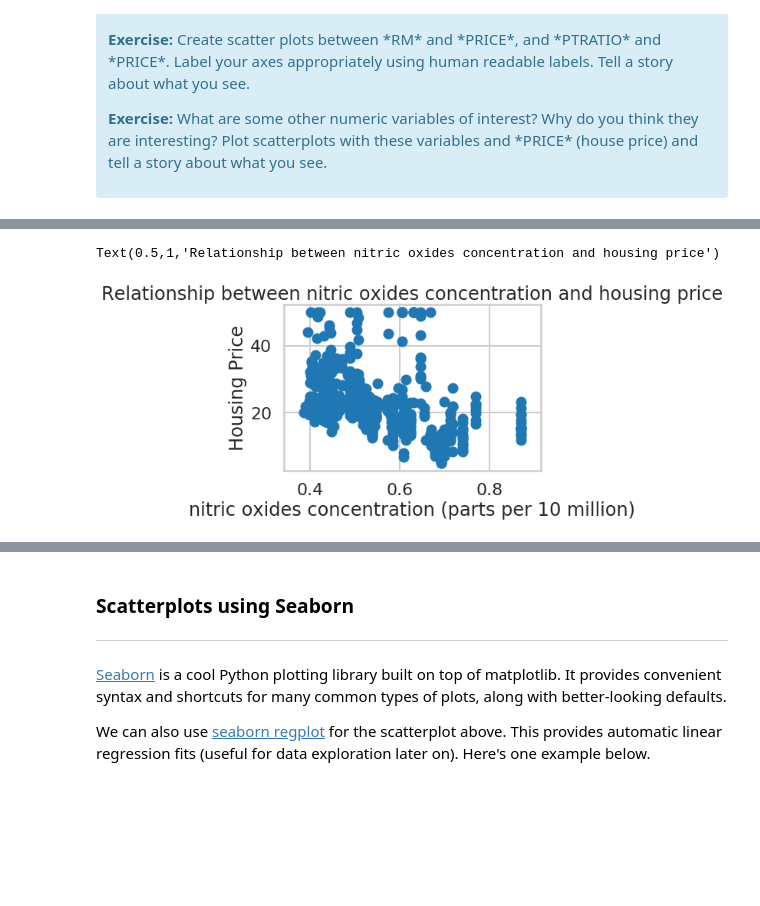
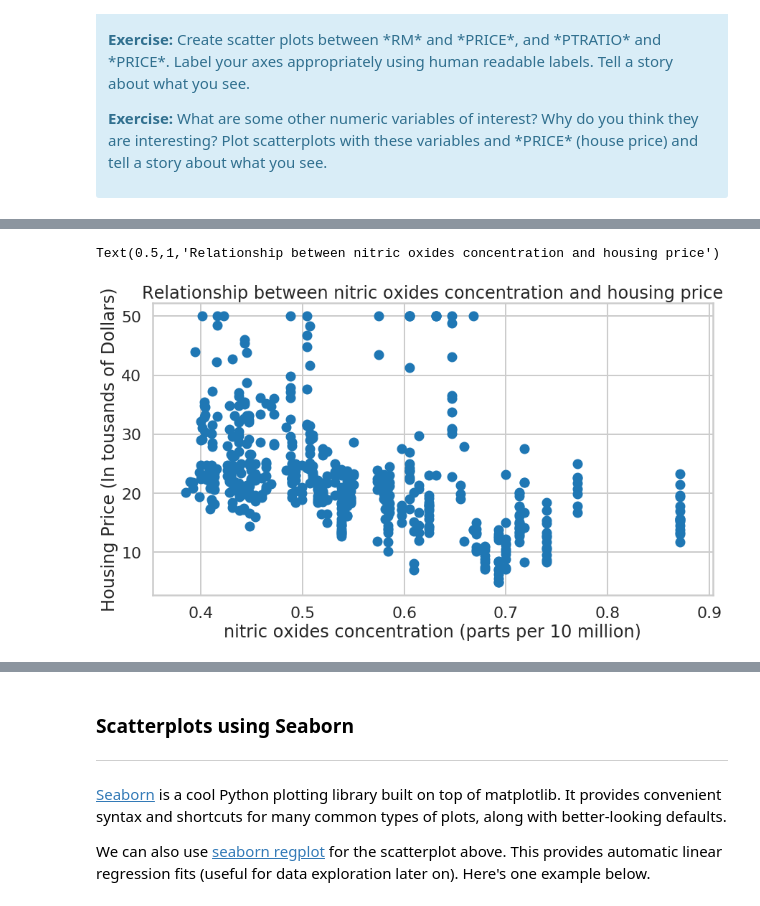
Before and after one commit to FlorianBleichenbacher/FlorianJamesBleichenbacher, a Jupyter notebook: Mini_Project_Linear_Regression.ipynb, the cells around one changed output, grey strips where cells are left out. Saved outputs shown, nothing was run; the diff lists cells and outputs as text; code cells hidden in the pictures; blank space fills up the shorter version.

```diff
--- a/Mini_Project_Linear_Regression.ipynb
+++ b/Mini_Project_Linear_Regression.ipynb
@@ -308,10 +317,11 @@ There is only a slight negative correlation between the teacher-pupil ratio and
 # %%
 # your turn: create some other scatter plots
+plt.figure(figsize=(14,7.5))
 plt.scatter(bos.NOX, bos.PRICE)
 plt.xlabel("nitric oxides concentration (parts per 10 million)")
-plt.ylabel("Housing Price")
+plt.ylabel("Housing Price (In tousands of Dollars)")
 plt.title("Relationship between nitric oxides concentration and housing price")
 # %% [output]
 Text(0.5,1,'Relationship between nitric oxides concentration and housing price')
-[figure, old version]
+[figure, new version]
 # %% [markdown]
```
Also changed, not shown: parts of 28 cells of this notebook.
